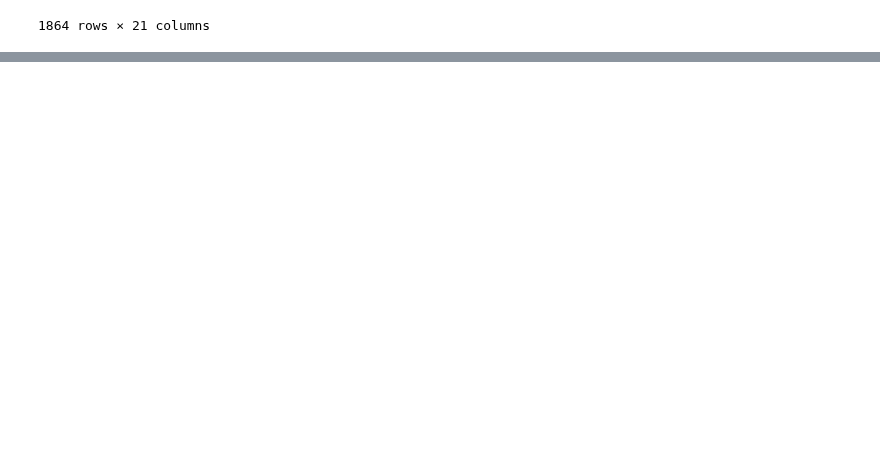
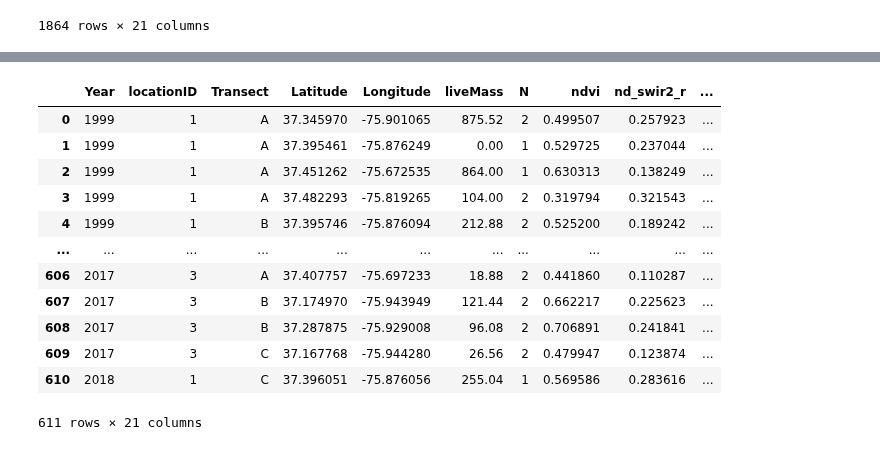
Before and after one commit to asajulien/PhD, a Jupyter notebook: Jupyter/Virginia/VA - machine learning, yearly point data.ipynb, the cells around one changed output, grey strips where cells are left out. Drawn from its saved outputs; the diff is of its cells as text; code cells hidden in the pictures; blank space fills up the shorter version.

```diff
--- a/Jupyter/Virginia/VA - machine learning, yearly point data.ipynb
+++ b/Jupyter/Virginia/VA - machine learning, yearly point data.ipynb
@@ -223 +258,39 @@ out_csv = os.path.join(out_dir, 'va_df1.csv')
+# %%
+##Some more data massaging
+df1 = df1[df1['ndvi'].notna()]
+df1 = df1[df1['liveMass'].notna()]
+df1 = df1[df1['Latitude'].notna()]
+df1 = df1[(df1['flats'] < 0.1)] ##Double check
+
+##Group df1 and average (midpoint) the replicates (a/b)
+df_temp=df1.copy()
+
+df_temp = df_temp.groupby(['Year','locationID','Transect','Latitude','Longitude'],as_index = False).aggregate(
+    {
+        'liveMass':[np.mean, np.size],'ndvi':[np.mean],'nd_swir2_r':[np.mean],'nd_swir2_nir':[np.mean],'nd_g_b':[np.mean],
+        'nd_r_g':[np.mean],'wdrvi5':[np.mean],'savi':[np.mean],'Elevation':[np.mean],'prcp':[np.mean],'dayl':[np.mean],
+        'tmax':[np.mean],'tmin':[np.mean],'srad':[np.mean],'vp':[np.mean]
+    }
+)
+
+df_temp.columns = [
+    'Year','locationID','Transect','Latitude','Longitude','liveMass','N','ndvi','nd_swir2_r','nd_swir2_nir', 'nd_g_b',
+    'nd_r_g', 'wdrvi5', 'savi', 'Elevation','prcp', 'dayl','tmax','tmin','srad','vp'
+]
+
+display(df_temp)
+# %% [output]
+|  | Year | locationID | Transect | Latitude | Longitude | liveMass | N | ndvi | nd_swir2_r | ... |
+| 0 | 1999 | 1 | A | 37.345970 | -75.901065 | 875.52 | 2 | 0.499507 | 0.257923 | ... |
+| 1 | 1999 | 1 | A | 37.395461 | -75.876249 | 0.00 | 1 | 0.529725 | 0.237044 | ... |
+| 2 | 1999 | 1 | A | 37.451262 | -75.672535 | 864.00 | 1 | 0.630313 | 0.138249 | ... |
+| 3 | 1999 | 1 | A | 37.482293 | -75.819265 | 104.00 | 2 | 0.319794 | 0.321543 | ... |
+| 4 | 1999 | 1 | B | 37.395746 | -75.876094 | 212.88 | 2 | 0.525200 | 0.189242 | ... |
+| ... | ... | ... | ... | ... | ... | ... | ... | ... | ... | ... |
+| 606 | 2017 | 3 | A | 37.407757 | -75.697233 | 18.88 | 2 | 0.441860 | 0.110287 | ... |
+| 607 | 2017 | 3 | B | 37.174970 | -75.943949 | 121.44 | 2 | 0.662217 | 0.225623 | ... |
+| 608 | 2017 | 3 | B | 37.287875 | -75.929008 | 96.08 | 2 | 0.706891 | 0.241841 | ... |
+| 609 | 2017 | 3 | C | 37.167768 | -75.944280 | 26.56 | 2 | 0.479947 | 0.123874 | ... |
+| 610 | 2018 | 1 | C | 37.396051 | -75.876056 | 255.04 | 1 | 0.569586 | 0.283616 | ... |
+611 rows × 21 columns
 # %%
```
Also changed, not shown: parts of 11 cells of this notebook, 1 other file.
